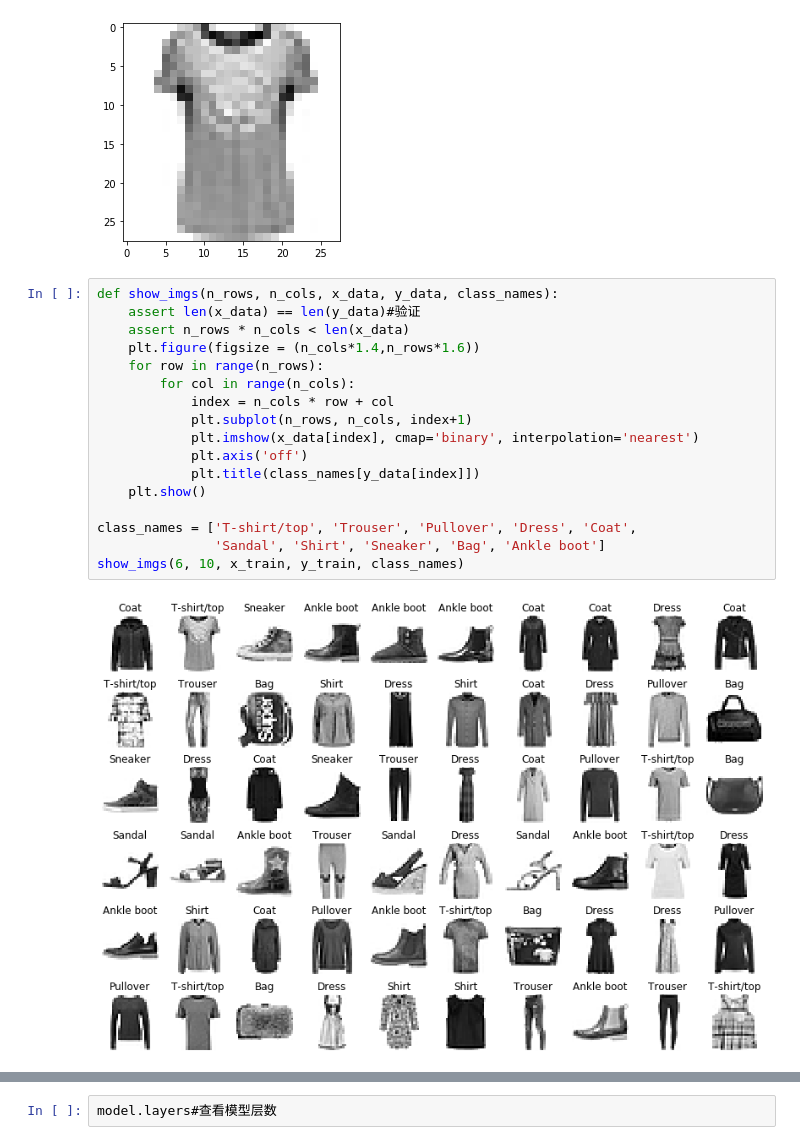
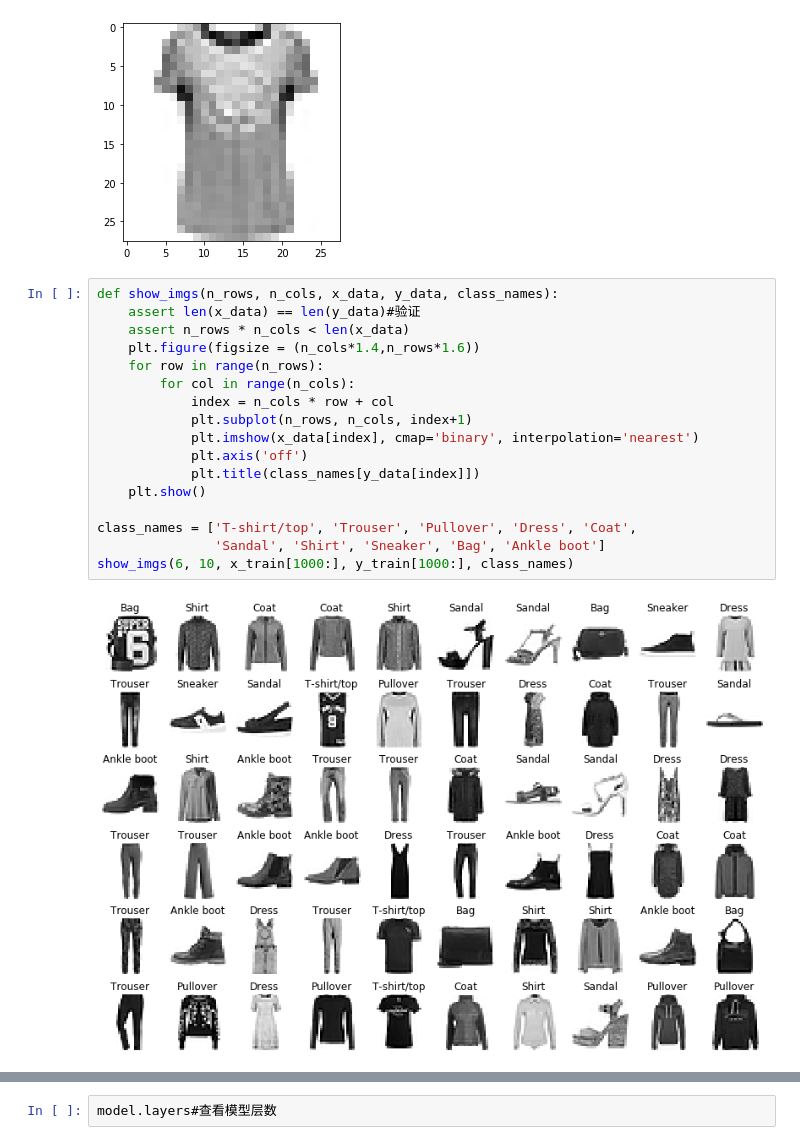
Before and after one commit to z1z22/tensorflow, a Jupyter notebook: 01.tf_keras_model.ipynb, the cells around one changed output, grey strips where cells are left out. Cells and saved outputs as stored; diff of their text form.

```diff
--- a/01.tf_keras_model.ipynb
+++ b/01.tf_keras_model.ipynb
@@ -46,22 +50,22 @@ show_single_img(x_train[1])
 # %%
 def show_imgs(n_rows, n_cols, x_data, y_data, class_names):
     assert len(x_data) == len(y_data)#验证
     assert n_rows * n_cols < len(x_data)
     plt.figure(figsize = (n_cols*1.4,n_rows*1.6))
     for row in range(n_rows):
         for col in range(n_cols):
             index = n_cols * row + col
             plt.subplot(n_rows, n_cols, index+1)
             plt.imshow(x_data[index], cmap='binary', interpolation='nearest')
             plt.axis('off')
             plt.title(class_names[y_data[index]])
     plt.show()
 
 class_names = ['T-shirt/top', 'Trouser', 'Pullover', 'Dress', 'Coat',
                'Sandal', 'Shirt', 'Sneaker', 'Bag', 'Ankle boot']
-show_imgs(6, 10, x_train, y_train, class_names)
+show_imgs(6, 10, x_train[1000:], y_train[1000:], class_names)
 # %% [output]
-[figure, old version]
+[figure, new version]
 # %%
 #tf.keras.models.Sequential()
 
```
Also changed, not shown: parts of 3 cells of this notebook, 8 other files.
